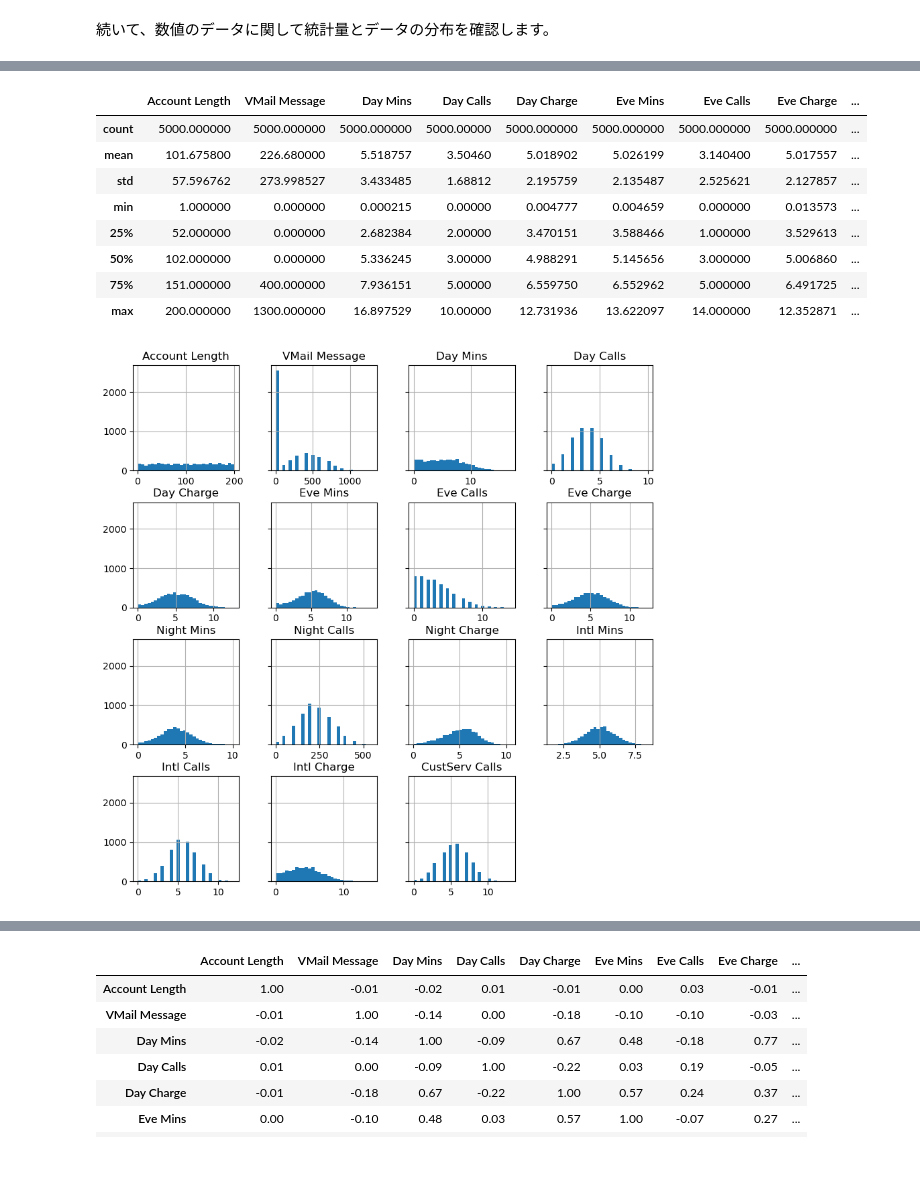
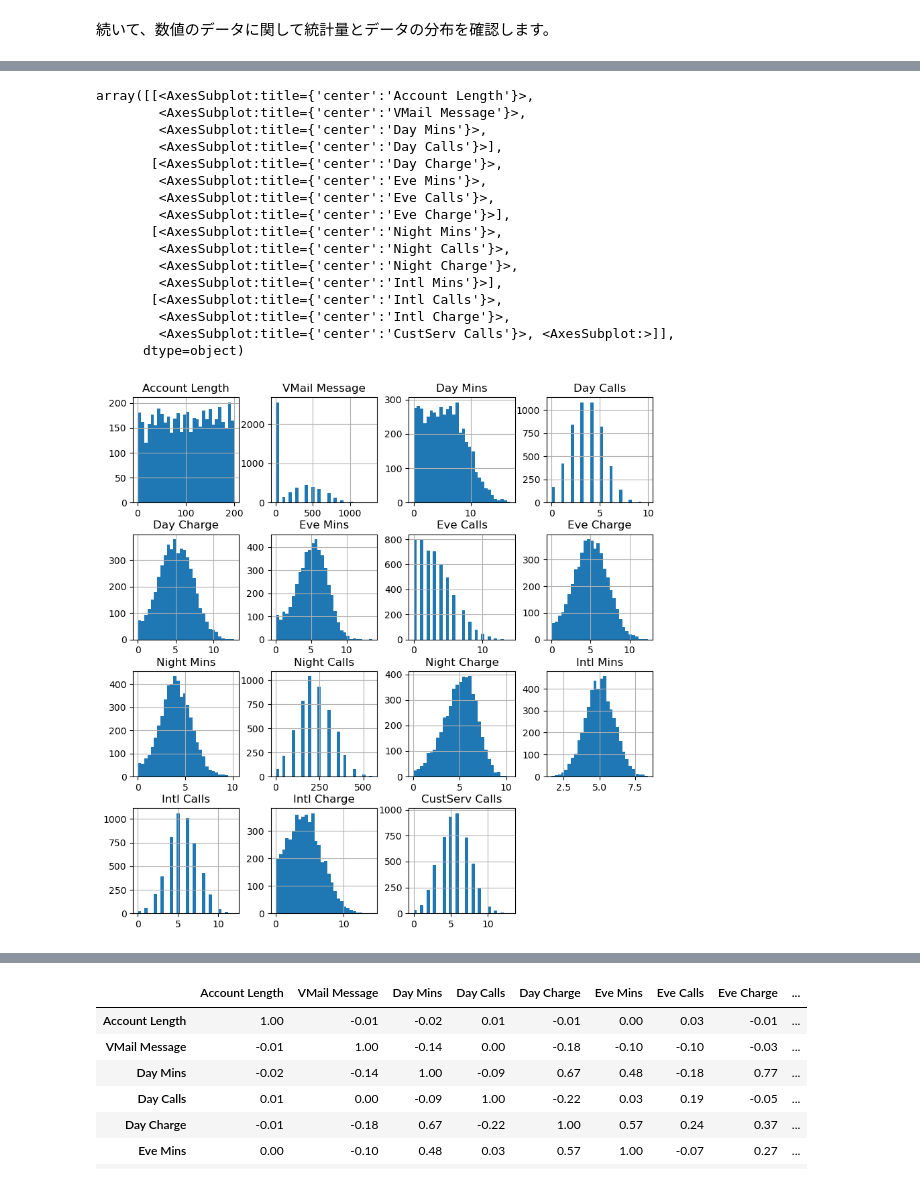
Before and after one commit to aws-samples/aws-ml-enablement-workshop, a Jupyter notebook: notebooks/scenario_churn/customer_churn.ipynb, the cells around one changed output, grey strips where cells are left out. Saved outputs shown, nothing was run; the diff lists cells and outputs as text; code cells hidden in the pictures.

```diff
--- a/notebooks/scenario_churn/customer_churn.ipynb
+++ b/notebooks/scenario_churn/customer_churn.ipynb
@@ -294,15 +234,20 @@ churn['Area Code'] = churn['Area Code'].astype(object)
 # %%
-display(churn.select_dtypes(exclude=['object']).describe())
-%matplotlib inline
-hist = churn.select_dtypes(exclude=['object']).hist(bins=30, sharey=True, figsize=(10, 10))
+churn.select_dtypes(exclude=['object']).hist(bins=30, figsize=(10, 10))
 # %% [output]
-|  | Account Length | VMail Message | Day Mins | Day Calls | Day Charge | Eve Mins | Eve Calls | Eve Charge | ... |
-| count | 5000.000000 | 5000.000000 | 5000.000000 | 5000.00000 | 5000.000000 | 5000.000000 | 5000.000000 | 5000.000000 | ... |
-| mean | 101.675800 | 226.680000 | 5.518757 | 3.50460 | 5.018902 | 5.026199 | 3.140400 | 5.017557 | ... |
-| std | 57.596762 | 273.998527 | 3.433485 | 1.68812 | 2.195759 | 2.135487 | 2.525621 | 2.127857 | ... |
-| min | 1.000000 | 0.000000 | 0.000215 | 0.00000 | 0.004777 | 0.004659 | 0.000000 | 0.013573 | ... |
-| 25% | 52.000000 | 0.000000 | 2.682384 | 2.00000 | 3.470151 | 3.588466 | 1.000000 | 3.529613 | ... |
-| 50% | 102.000000 | 0.000000 | 5.336245 | 3.00000 | 4.988291 | 5.145656 | 3.000000 | 5.006860 | ... |
-| 75% | 151.000000 | 400.000000 | 7.936151 | 5.00000 | 6.559750 | 6.552962 | 5.000000 | 6.491725 | ... |
-| max | 200.000000 | 1300.000000 | 16.897529 | 10.00000 | 12.731936 | 13.622097 | 14.000000 | 12.352871 | ... |
+array([[<AxesSubplot:title={'center':'Account Length'}>,
+        <AxesSubplot:title={'center':'VMail Message'}>,
+        <AxesSubplot:title={'center':'Day Mins'}>,
+        <AxesSubplot:title={'center':'Day Calls'}>],
+       [<AxesSubplot:title={'center':'Day Charge'}>,
+        <AxesSubplot:title={'center':'Eve Mins'}>,
+        <AxesSubplot:title={'center':'Eve Calls'}>,
+        <AxesSubplot:title={'center':'Eve Charge'}>],
+       [<AxesSubplot:title={'center':'Night Mins'}>,
+        <AxesSubplot:title={'center':'Night Calls'}>,
+        <AxesSubplot:title={'center':'Night Charge'}>,
+        <AxesSubplot:title={'center':'Intl Mins'}>],
+       [<AxesSubplot:title={'center':'Intl Calls'}>,
+        <AxesSubplot:title={'center':'Intl Charge'}>,
+        <AxesSubplot:title={'center':'CustServ Calls'}>, <AxesSubplot:>]],
+      dtype=object)
-[figure, old version]
+[figure, new version]
```
Also changed, not shown: parts of 46 cells of this notebook, 4 other files.
